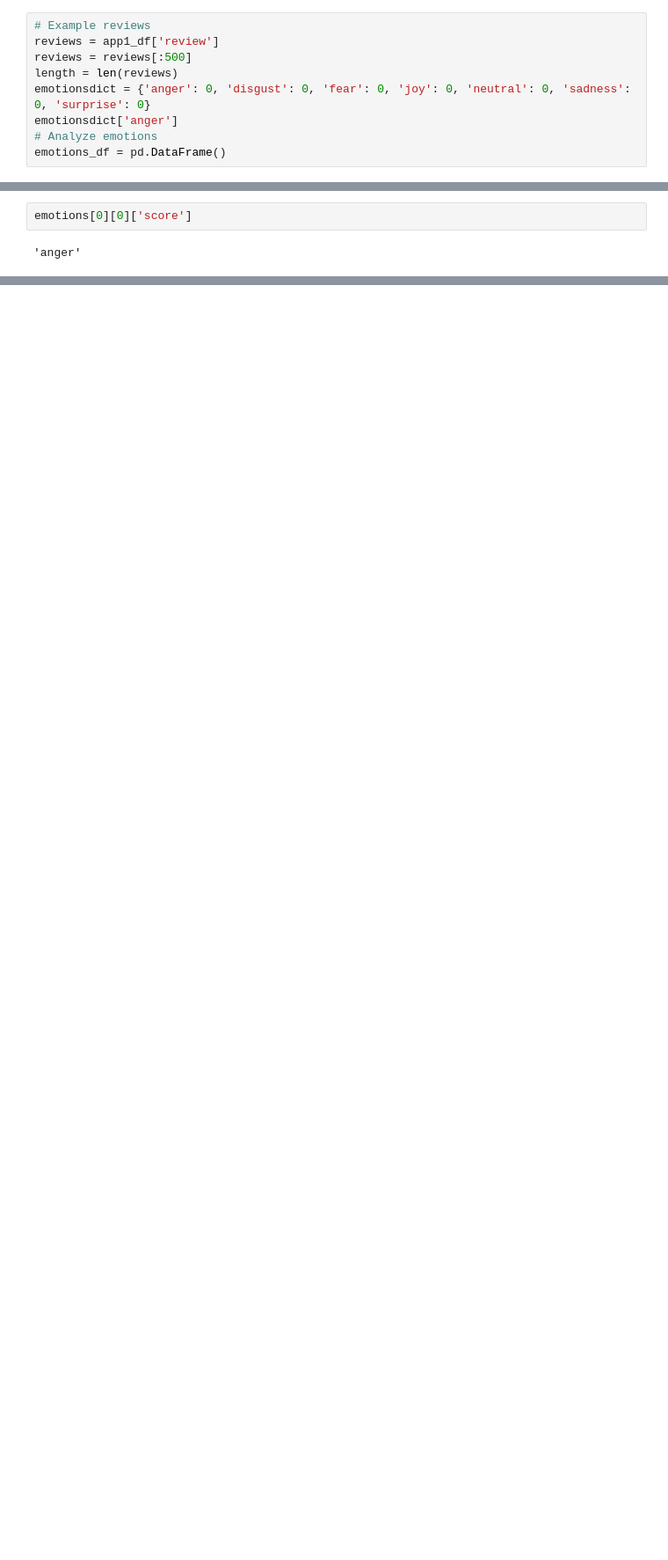
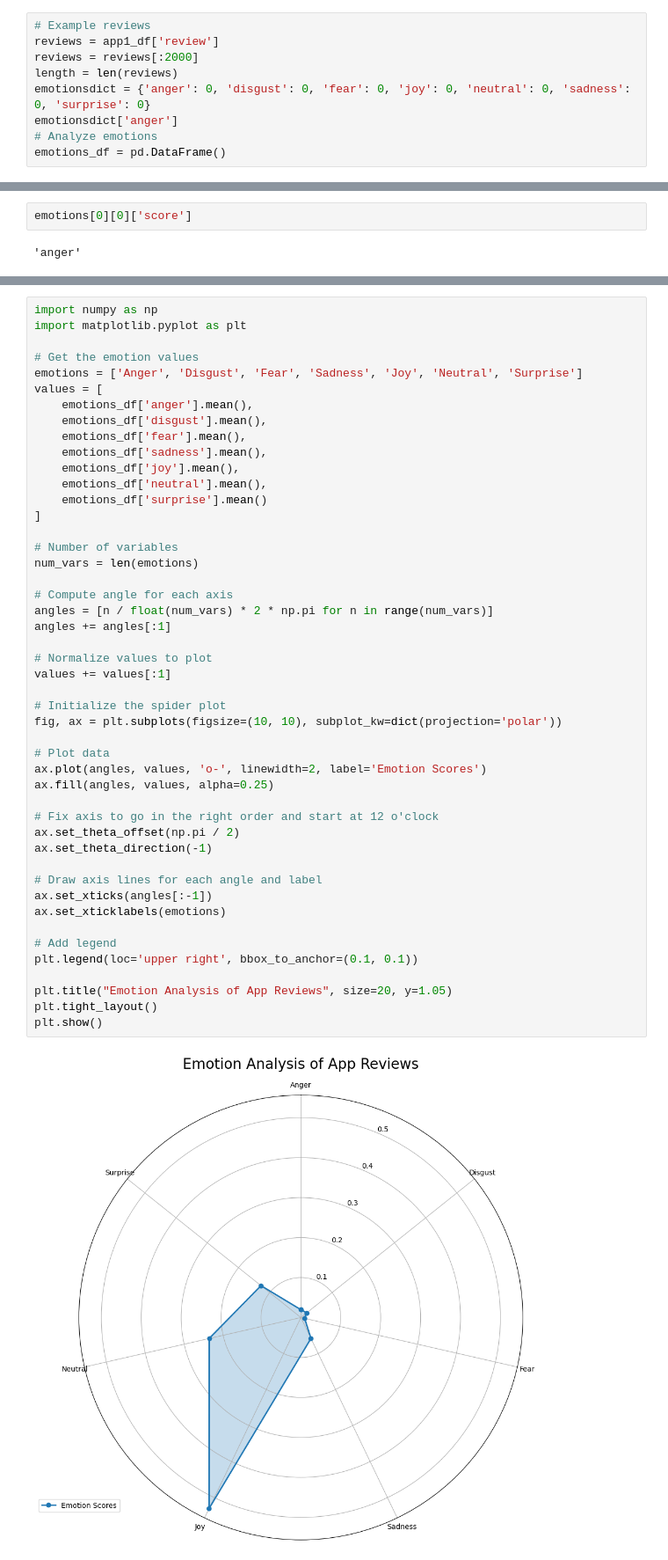
Before and after one commit to ryanjewik/MGSC_final, a Jupyter notebook: ryan_tone_analysis.ipynb, the cells around one changed output, grey strips where cells are left out. Shown at 88% size. Cells and saved outputs as stored; diff of their text form; blank space fills up the shorter version.

Commit message:
made spider graph and implemented new model

```diff
--- a/ryan_tone_analysis.ipynb
+++ b/ryan_tone_analysis.ipynb
@@ -172,7 +172,7 @@ Name: review, Length: 12709, dtype: object
 # %%
 # Example reviews
 reviews = app1_df['review']
-reviews = reviews[:500]
+reviews = reviews[:2000]
 length = len(reviews)
 emotionsdict = {'anger': 0, 'disgust': 0, 'fear': 0, 'joy': 0, 'neutral': 0, 'sadness': 0, 'surprise': 0}
 emotionsdict['anger']
@@ -223,0 +224,49 @@ print(emotions_df['surprise'].mean())
+# %%
+import numpy as np
+import matplotlib.pyplot as plt
+
+# Get the emotion values
+emotions = ['Anger', 'Disgust', 'Fear', 'Sadness', 'Joy', 'Neutral', 'Surprise']
+values = [
+    emotions_df['anger'].mean(),
+    emotions_df['disgust'].mean(),
+    emotions_df['fear'].mean(),
+    emotions_df['sadness'].mean(),
+    emotions_df['joy'].mean(),
+    emotions_df['neutral'].mean(),
+    emotions_df['surprise'].mean()
+]
+
+# Number of variables
+num_vars = len(emotions)
+
+# Compute angle for each axis
+angles = [n / float(num_vars) * 2 * np.pi for n in range(num_vars)]
+angles += angles[:1]
+
+# Normalize values to plot
+values += values[:1]
+
+# Initialize the spider plot
+fig, ax = plt.subplots(figsize=(10, 10), subplot_kw=dict(projection='polar'))
+
+# Plot data
+ax.plot(angles, values, 'o-', linewidth=2, label='Emotion Scores')
+ax.fill(angles, values, alpha=0.25)
+
+# Fix axis to go in the right order and start at 12 o'clock
+ax.set_theta_offset(np.pi / 2)
+ax.set_theta_direction(-1)
+
+# Draw axis lines for each angle and label
+ax.set_xticks(angles[:-1])
+ax.set_xticklabels(emotions)
+
+# Add legend
+plt.legend(loc='upper right', bbox_to_anchor=(0.1, 0.1))
+
+plt.title("Emotion Analysis of App Reviews", size=20, y=1.05)
+plt.tight_layout()
+plt.show()
+# %% [output]
+[figure, added]
```
Also changed, not shown: parts of 9 cells of this notebook.
